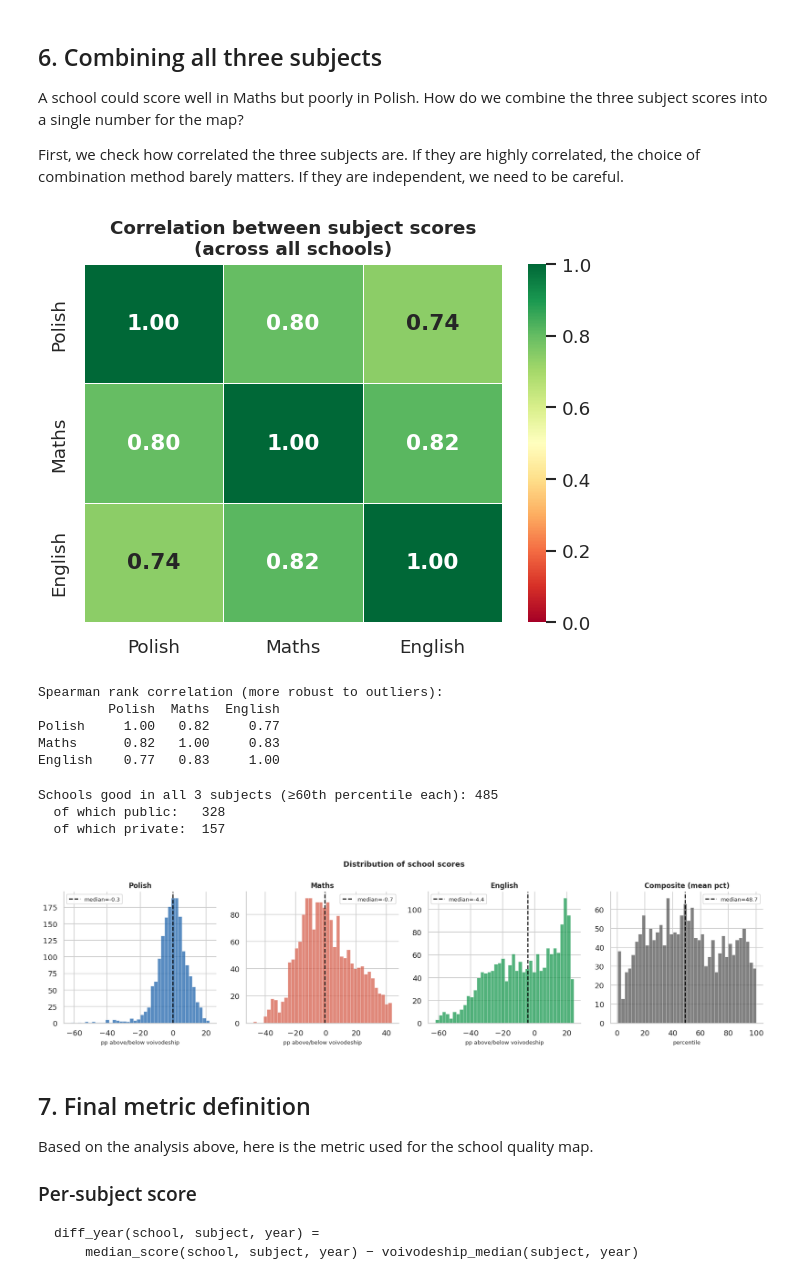
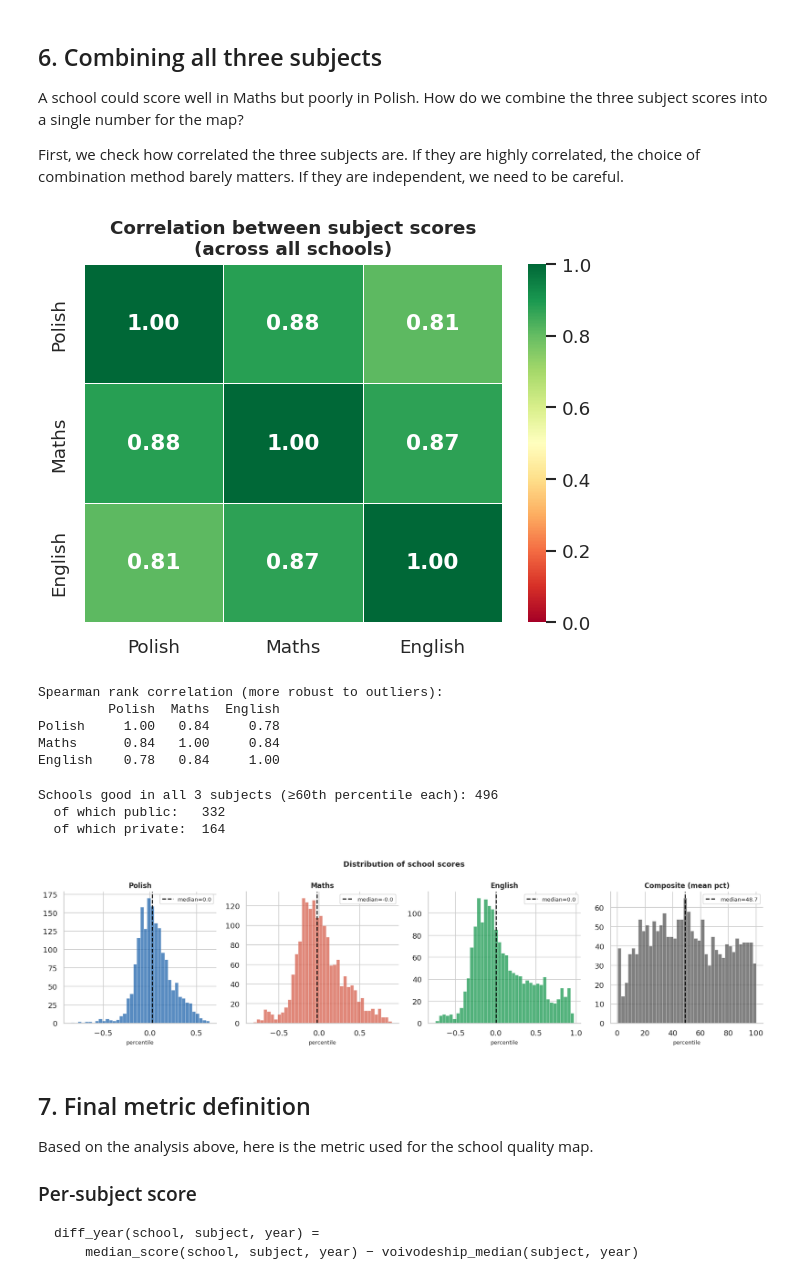
Before and after one commit to herbakamil/compare-primary-schools-mazowieckie, a Jupyter notebook: notebooks/how_to_measure_school_quality.ipynb, the cells around one changed output. Cells and saved outputs as stored; diff of their text form; code cells hidden in the pictures.

```diff
--- a/notebooks/how_to_measure_school_quality.ipynb
+++ b/notebooks/how_to_measure_school_quality.ipynb
@@ -869,11 +908,0 @@ plt.show()
-# %%
-# ── Summary table: median LOO std per size bin ────────────────────────────────
-agg = (
-    mat_loo.groupby('size_bin', observed=True)[TOP_METRICS]
-    .median()
-    .rename(columns=dict(zip(TOP_METRICS, TOP_LABELS)))
-    .round(2)
-)
-print('Median LOO std for Maths — lower is better:')
-display(agg.style.highlight_min(axis=1, color='#c6efce')
-             .set_caption('Green = most stable metric for that school size'))
@@ -899,0 +1053,13 @@ would get a **2.9 pp bonus** with raw scores but only **0.16 pp** with `diff_med
+# %%
+# ── Summary table: median relative LOO std per (subject, size bin) ───────────
+rel_cols = [f'rel_{m}' for m in METRIC_DISPLAY]
+
+for subj in core_short:
+    sub = loo[loo['subject'] == subj]
+    agg = sub.groupby('size_bin', observed=True)[rel_cols].median().round(3)
+    agg.columns = list(METRIC_DISPLAY.keys())
+    label_subj = SUBJECT_LABELS[subj]
+    print(f'-- {label_subj} --')
+    display(agg.style
+            .highlight_min(axis=1, color='#c6efce')
+            .set_caption(f'{label_subj}: green = most stable metric for that school size'))
@@ -1155,32 +1369,32 @@ If they are highly correlated, the choice of combination method barely matters.
 If they are independent, we need to be careful.
 # %%
 # ── Subject correlation ───────────────────────────────────────────────────────
-score_cols = [f'score_{s}' for s in core_short]
+score_cols = [f'unit_norm_diff_avg_{s}' for s in core_short]
 corr = scores[score_cols].rename(
-    columns={f'score_{s}': SUBJECT_LABELS.get(s, s) for s in core_short}
+    columns={f'unit_norm_diff_avg_{s}': SUBJECT_LABELS.get(s, s) for s in core_short}
 ).corr()
 
 fig, ax = plt.subplots(figsize=(5, 4))
 sns.heatmap(
     corr, annot=True, fmt='.2f', cmap='RdYlGn',
     vmin=0, vmax=1, linewidths=0.5, ax=ax,
     annot_kws={'size': 13, 'weight': 'bold'}
 )
 ax.set_title('Correlation between subject scores\n(across all schools)', fontsize=11, fontweight='bold')
 plt.tight_layout()
 plt.show()
 
 print('\nSpearman rank correlation (more robust to outliers):')
 print(scores[score_cols].rename(
-    columns={f'score_{s}': SUBJECT_LABELS.get(s, s) for s in core_short}
+    columns={f'unit_norm_diff_avg_{s}': SUBJECT_LABELS.get(s, s) for s in core_short}
 ).corr(method='spearman').round(2))
 # %% [output]
-[figure, old version]
+[figure, new version]
 Spearman rank correlation (more robust to outliers):
          Polish  Maths  English
-Polish     1.00   0.82     0.77
-Maths      0.82   1.00     0.83
-English    0.77   0.83     1.00
+Polish     1.00   0.84     0.78
+Maths      0.84   1.00     0.84
+English    0.78   0.84     1.00
 # %%
 # ── Composite score: mean of per-subject percentiles ─────────────────────────
 scores['composite_pct'] = scores[[f'pct_{s}' for s in core_short]].mean(axis=1)
@@ -1198,7 +1412,7 @@ print(f'  of which private:  {(scores["good_in_all_3"] & (scores["is_public"]=="
 fig, axes = plt.subplots(1, 4, figsize=(15, 4))
 
 subjects_to_plot = [
-    (f'score_{s}', SUBJECT_LABELS.get(s, s), SUBJECT_COLORS[s])
+    (f'unit_norm_diff_avg_{s}', SUBJECT_LABELS.get(s, s), SUBJECT_COLORS[s])
     for s in core_short
 ]
 subjects_to_plot.append(('composite_pct', 'Composite (mean pct)', '#555555'))
@@ -1216,10 +1430,10 @@ fig.suptitle('Distribution of school scores', fontsize=11, fontweight='bold')
 plt.tight_layout()
 plt.show()
 # %% [output]
-Schools good in all 3 subjects (≥60th percentile each): 485
-  of which public:   328
-  of which private:  157
+Schools good in all 3 subjects (≥60th percentile each): 496
+  of which public:   332
+  of which private:  164
-[figure, old version]
+[figure, new version]
 # %% [markdown]
 ## 7. Final metric definition
 
```
Also changed, not shown: parts of 25 cells of this notebook.
